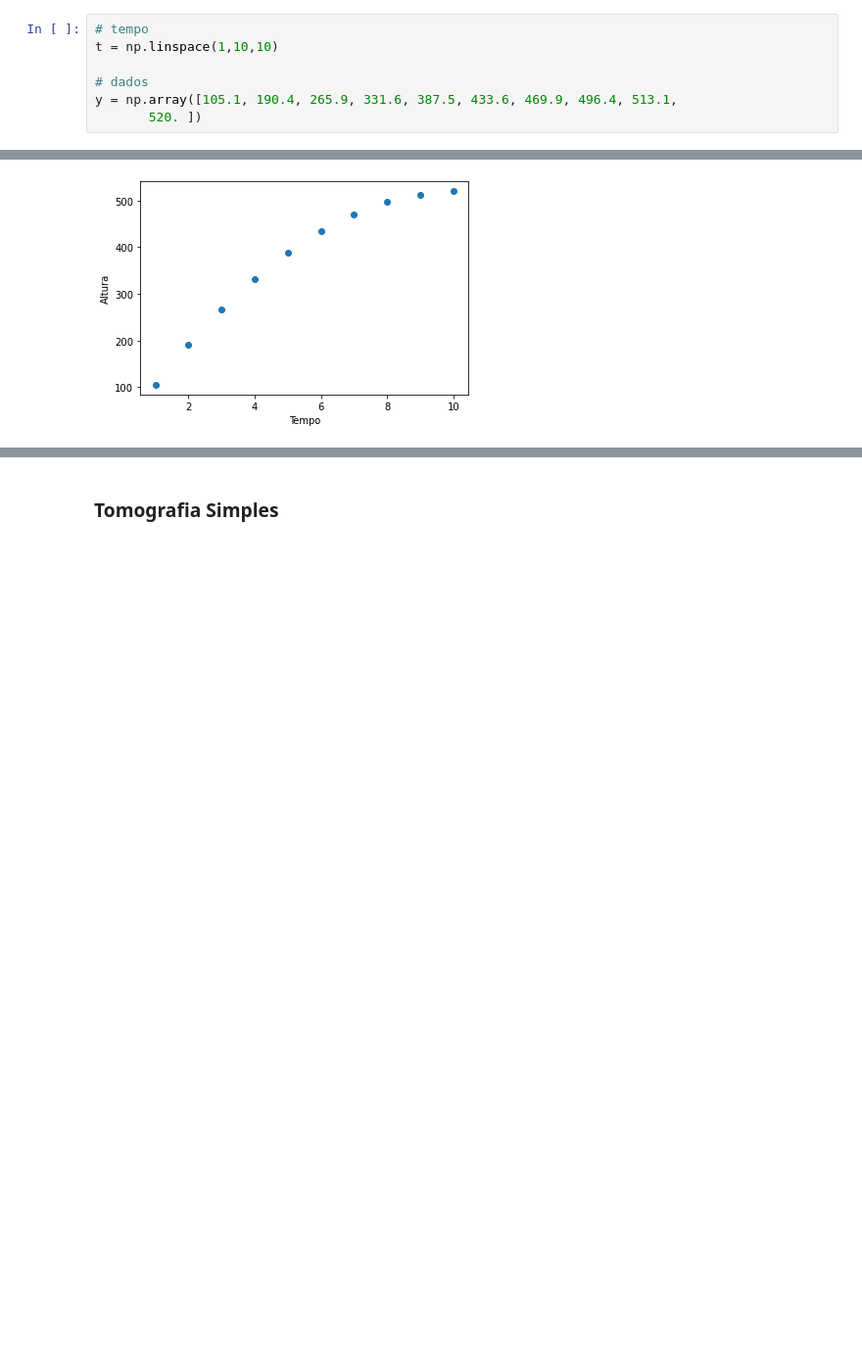
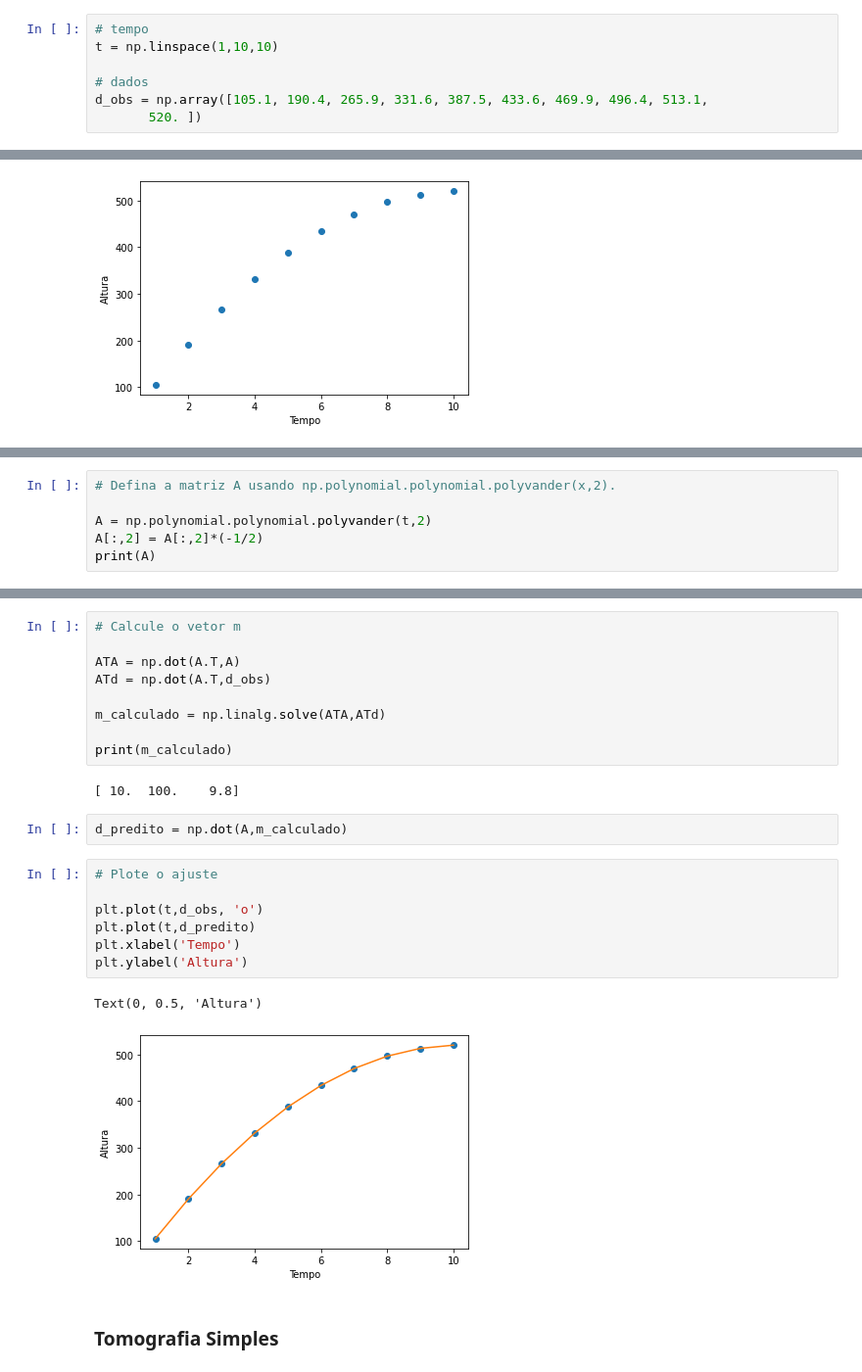
Before and after one commit to florasolon/disciplina-integracao-geofisica, a Jupyter notebook: Aulas/Aula5_sistemas_lineares.ipynb, the cells around one changed output, grey strips where cells are left out. Shown: that part at 98% size. Cells and saved outputs as stored; diff of their text form; blank space fills up the shorter version.

```diff
--- a/Aulas/Aula5_sistemas_lineares.ipynb
+++ b/Aulas/Aula5_sistemas_lineares.ipynb
@@ -568,7 +516,7 @@ Depois de calcula o vetor $\mathbf m$, calcule o dado predito e plote o ajuste (
 t = np.linspace(1,10,10)
 
 # dados
-y = np.array([105.1, 190.4, 265.9, 331.6, 387.5, 433.6, 469.9, 496.4, 513.1,
+d_obs = np.array([105.1, 190.4, 265.9, 331.6, 387.5, 433.6, 469.9, 496.4, 513.1,
        520. ])
 # %%
 plt.plot(t,y, 'o')
@@ -585,0 +528,6 @@ Text(0, 0.5, 'Altura')
+# %%
+# Defina a matriz A usando np.polynomial.polynomial.polyvander(x,2).
+
+A = np.polynomial.polynomial.polyvander(t,2)
+A[:,2] = A[:,2]*(-1/2)
+print(A)
@@ -586,3 +545,26 @@ Text(0, 0.5, 'Altura')
+# %%
+# Calcule o vetor m
+
+ATA = np.dot(A.T,A)
+ATd = np.dot(A.T,d_obs)
+
+m_calculado = np.linalg.solve(ATA,ATd)
+
+print(m_calculado)
+# %% [output]
+[ 10.  100.    9.8]
+# %%
+d_predito = np.dot(A,m_calculado)
+# %%
+# Plote o ajuste
+
+plt.plot(t,d_obs, 'o')
+plt.plot(t,d_predito)
+plt.xlabel('Tempo')
+plt.ylabel('Altura')
+# %% [output]
+Text(0, 0.5, 'Altura')
+[figure, added]
 # %% [markdown]
 ### Tomografia Simples
 # %% [markdown]
```
Also changed, not shown: parts of 32 cells of this notebook.
